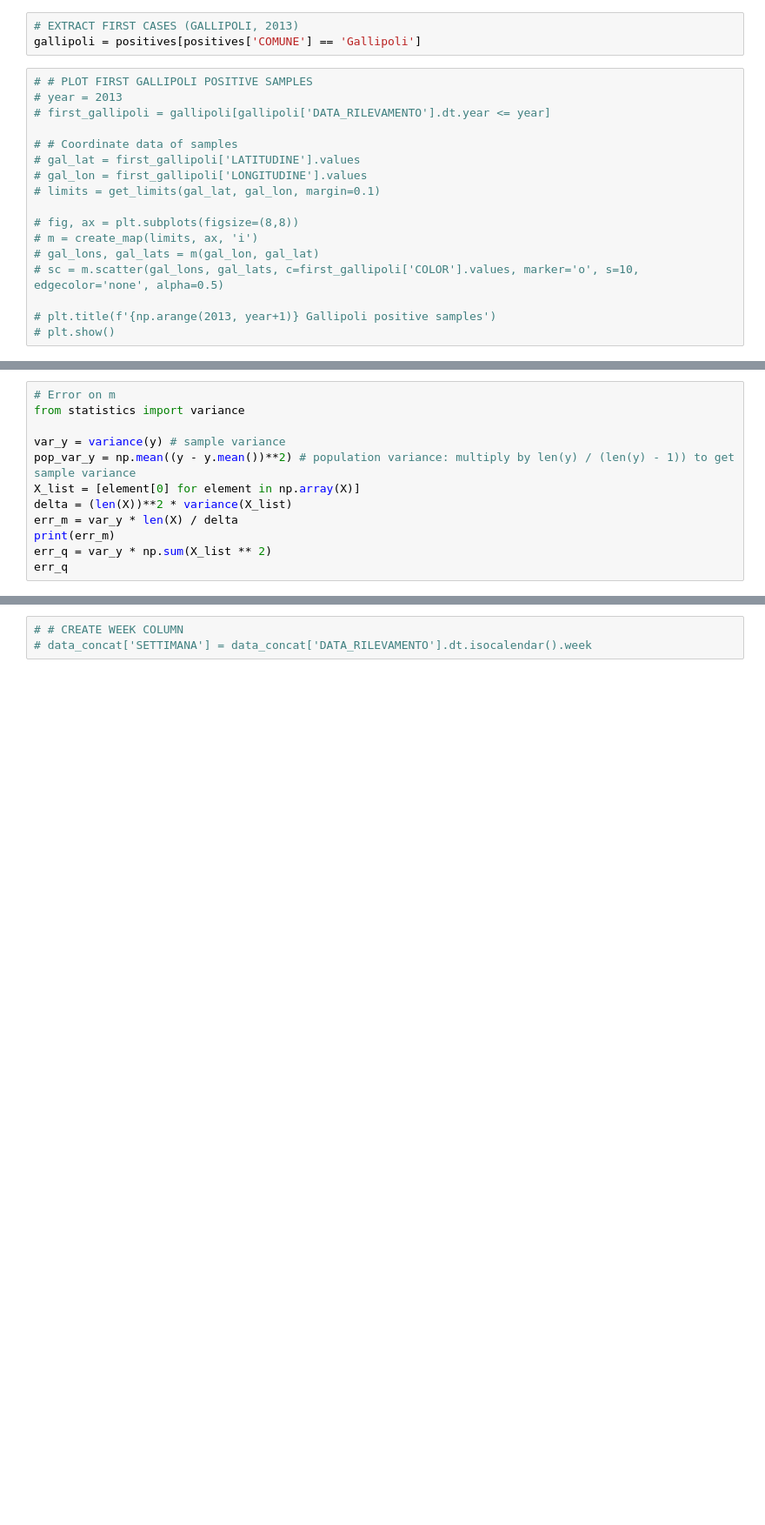
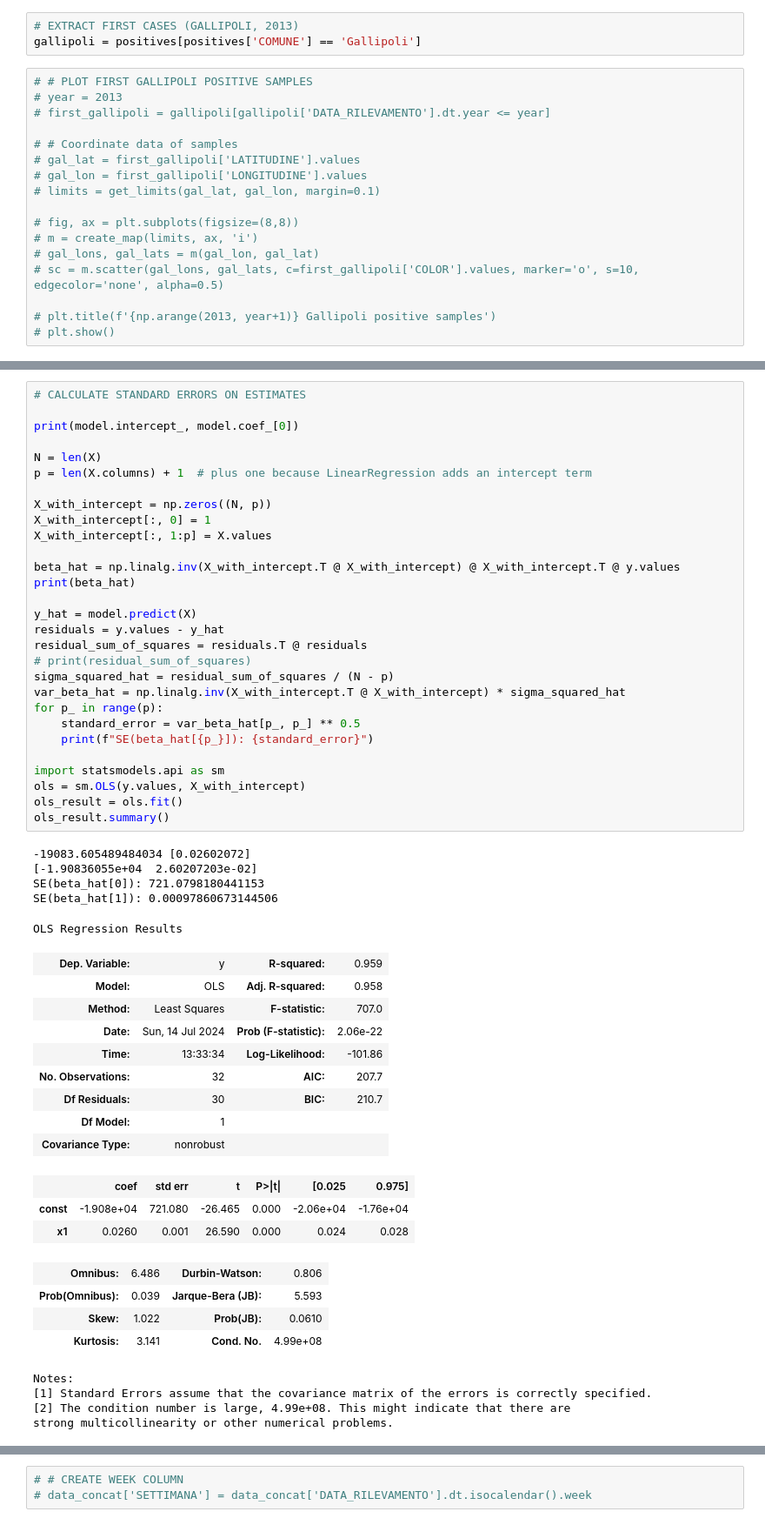
Before and after one commit to LeonMengoni/Xylella-Fastidiosa, a Jupyter notebook: Monitoring.ipynb, the cells around one changed output, grey strips where cells are left out. Shown at 87% size. Drawn from its saved outputs; the diff is of its cells as text; blank space fills up the shorter version.

Commit message:
Added error calculation for linear regression coefficients

```diff
--- a/Monitoring.ipynb
+++ b/Monitoring.ipynb
@@ -278,15 +279,58 @@ plt.show()
-# %%
-# Error on m
-from statistics import variance
-
-var_y = variance(y) # sample variance
-pop_var_y = np.mean((y - y.mean())**2) # population variance: multiply by len(y) / (len(y) - 1)) to get sample variance
-X_list = [element[0] for element in np.array(X)]
-delta = (len(X))**2 * variance(X_list)
-err_m = var_y * len(X) / delta
-print(err_m)
-err_q = var_y * np.sum(X_list ** 2)
-err_q
+# %%
+# CALCULATE STANDARD ERRORS ON ESTIMATES
+
+print(model.intercept_, model.coef_[0])
+
+N = len(X)
+p = len(X.columns) + 1  # plus one because LinearRegression adds an intercept term
+
+X_with_intercept = np.zeros((N, p))
+X_with_intercept[:, 0] = 1
+X_with_intercept[:, 1:p] = X.values
+
+beta_hat = np.linalg.inv(X_with_intercept.T @ X_with_intercept) @ X_with_intercept.T @ y.values
+print(beta_hat)
+
+y_hat = model.predict(X)
+residuals = y.values - y_hat
+residual_sum_of_squares = residuals.T @ residuals
+# print(residual_sum_of_squares)
+sigma_squared_hat = residual_sum_of_squares / (N - p)
+var_beta_hat = np.linalg.inv(X_with_intercept.T @ X_with_intercept) * sigma_squared_hat
+for p_ in range(p):
+    standard_error = var_beta_hat[p_, p_] ** 0.5
+    print(f"SE(beta_hat[{p_}]): {standard_error}")
+
+import statsmodels.api as sm
+ols = sm.OLS(y.values, X_with_intercept)
+ols_result = ols.fit()
+ols_result.summary()
+# %% [output]
+-19083.605489484034 [0.02602072]
+[-1.90836055e+04  2.60207203e-02]
+SE(beta_hat[0]): 721.0798180441153
+SE(beta_hat[1]): 0.00097860673144506
+OLS Regression Results
+| Dep. Variable: | y | R-squared: | 0.959 |
+| Model: | OLS | Adj. R-squared: | 0.958 |
+| Method: | Least Squares | F-statistic: | 707.0 |
+| Date: | Sun, 14 Jul 2024 | Prob (F-statistic): | 2.06e-22 |
+| Time: | 13:33:34 | Log-Likelihood: | -101.86 |
+| No. Observations: | 32 | AIC: | 207.7 |
+| Df Residuals: | 30 | BIC: | 210.7 |
+| Df Model: | 1 |  |  |
+| Covariance Type: | nonrobust |  |  |
+|  | coef | std err | t | P>|t| | [0.025 | 0.975] |
+| const | -1.908e+04 | 721.080 | -26.465 | 0.000 | -2.06e+04 | -1.76e+04 |
+| x1 | 0.0260 | 0.001 | 26.590 | 0.000 | 0.024 | 0.028 |
+| Omnibus: | 6.486 | Durbin-Watson: | 0.806 |
+| Prob(Omnibus): | 0.039 | Jarque-Bera (JB): | 5.593 |
+| Skew: | 1.022 | Prob(JB): | 0.0610 |
+| Kurtosis: | 3.141 | Cond. No. | 4.99e+08 |
+Notes:
+[1] Standard Errors assume that the covariance matrix of the errors is correctly specified.
+[2] The condition number is large, 4.99e+08. This might indicate that there are
+strong multicollinearity or other numerical problems.
 # %%
 # # Plot only positive or negatives
 # positives = data_concat[data_concat['RISULTATO'] == 'Positivo']
```
Also changed, not shown: parts of 2 cells of this notebook.
